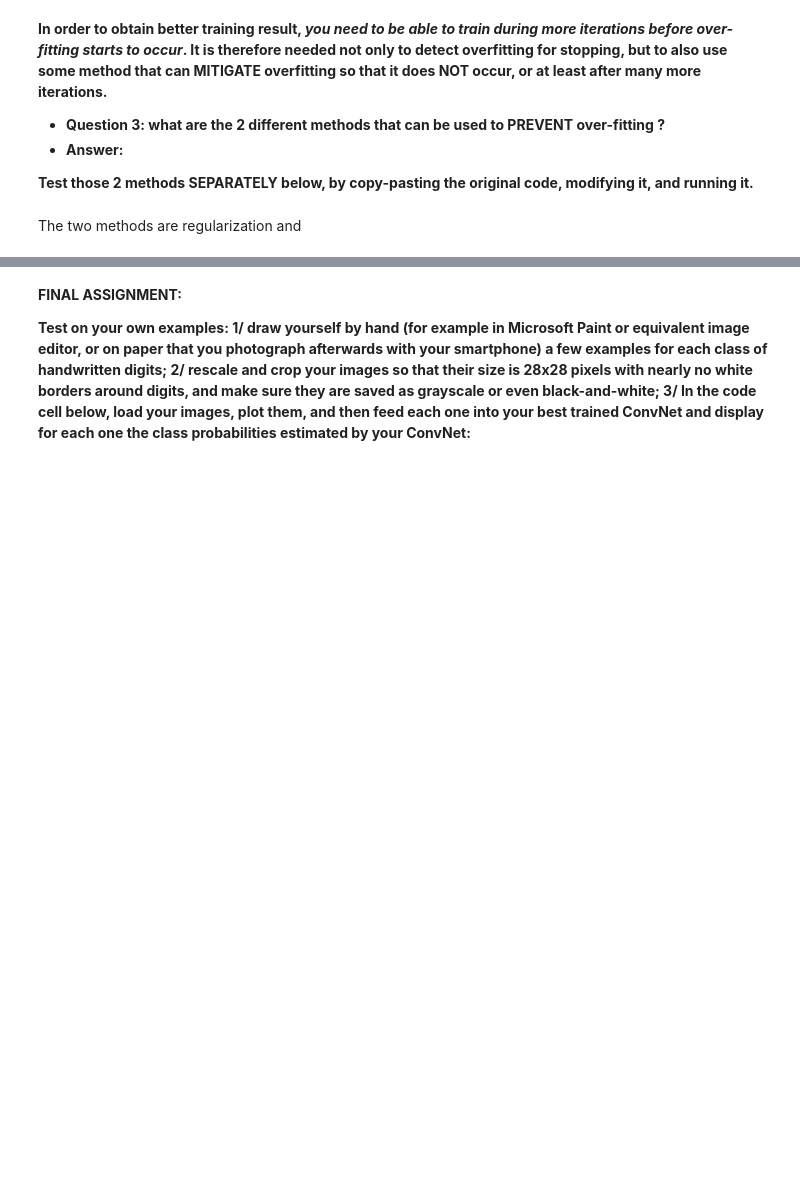
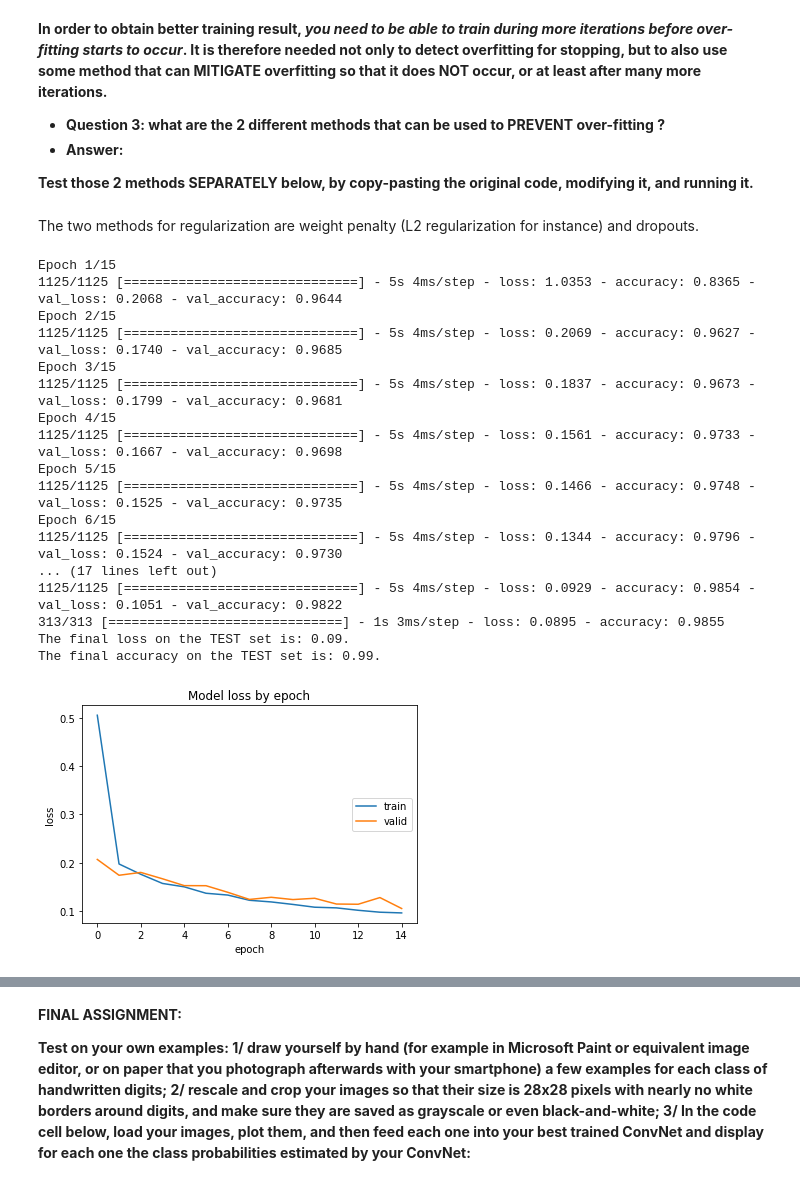
Before and after one commit to TruffO1998/lsml21, a Jupyter notebook: convnet_notebook.ipynb, the cells around one changed output, grey strips where cells are left out. Drawn from its saved outputs; the diff is of its cells as text; code cells hidden in the pictures; blank space fills up the shorter version.

```diff
--- a/convnet_notebook.ipynb
+++ b/convnet_notebook.ipynb
@@ -379,4 +379,4 @@ The iteration now stops at epoch n°9 - slightly later than expected. However, t
 
 **Test those 2 methods SEPARATELY below, by copy-pasting the original code, modifying it, and running it.**
 # %% [markdown]
-The two methods are regularization and
+The two methods for regularization are weight penalty (L2 regularization for instance) and dropouts.
@@ -386,0 +383,67 @@ The two methods are regularization and
+# %%
+weight_penalty = 0.01
+
+
+# Test ConvNet overfitting prevention method #1
+model = Sequential()
+# Conv [8] -> Pool (with dropout on the pooling layer)
+model.add( Conv2D(conv_depth_1, (kernel_size,kernel_size), padding='same', activation='relu', data_format="channels_last", input_shape=( 28, 28, 1)) )
+model.add( MaxPooling2D(pool_size=(pool_size, pool_size)) )
+model.add( Dropout(drop_prob_1) )
+
+# Conv [16] -> Pool (with dropout on the pooling layer)
+model.add( Conv2D(conv_depth_2, (kernel_size,kernel_size), padding='same', activation='relu') )
+model.add( MaxPooling2D(pool_size=(pool_size, pool_size)) )
+model.add( Dropout(drop_prob_1) )
+
+# Now flatten to 1D, apply FC -> ReLU (with dropout) -> softmax
+model.add( Flatten() )
+model.add( Dense(hidden_size, activation='relu', kernel_regularizer=regularizers.l2(weight_penalty)) )
+model.add( Dropout(drop_prob_2) )
+model.add( Dense(num_classes, activation='softmax') )
+
+model.compile(loss='categorical_crossentropy', # using the cross-entropy loss function
+              optimizer='adam', # using the Adam optimiser
+              metrics=['accuracy']) # reporting the accuracy
+
+
+# Paste here code for training modified to enforce early-stopping, + visualize new training curves
+from tensorflow.keras import callbacks
+
+callback = callbacks.EarlyStopping(monitor='loss', patience=1)
+history = model.fit(X_train, Y_train, # Train the model using the training set...
+          batch_size=batch_size, epochs=num_epochs,
+          verbose=1, validation_split=0.4, callbacks=[callback]) # ...holding out 40% of the data for validation
+
+# --------------------------------------
+# Evaluation
+# --------------------------------------
+for loss_name, loss_value in list(zip(model.metrics_names, model.evaluate(X_test, Y_test, verbose=1))):
+    print('The final {} on the TEST set is: {:.2f}.'.format(loss_name, loss_value)) # Evaluate the trained model on the test set!
+
+plt.plot(history.history['loss'])
+plt.plot(history.history['val_loss'])
+plt.title('Model loss by epoch')
+plt.ylabel('loss')
+plt.xlabel('epoch')
+plt.legend(['train', 'valid'], loc='right')
+plt.show()
+# %% [output]
+Epoch 1/15
+1125/1125 [==============================] - 5s 4ms/step - loss: 1.0353 - accuracy: 0.8365 - val_loss: 0.2068 - val_accuracy: 0.9644
+Epoch 2/15
+1125/1125 [==============================] - 5s 4ms/step - loss: 0.2069 - accuracy: 0.9627 - val_loss: 0.1740 - val_accuracy: 0.9685
+Epoch 3/15
+1125/1125 [==============================] - 5s 4ms/step - loss: 0.1837 - accuracy: 0.9673 - val_loss: 0.1799 - val_accuracy: 0.9681
+Epoch 4/15
+1125/1125 [==============================] - 5s 4ms/step - loss: 0.1561 - accuracy: 0.9733 - val_loss: 0.1667 - val_accuracy: 0.9698
+Epoch 5/15
+1125/1125 [==============================] - 5s 4ms/step - loss: 0.1466 - accuracy: 0.9748 - val_loss: 0.1525 - val_accuracy: 0.9735
+Epoch 6/15
+1125/1125 [==============================] - 5s 4ms/step - loss: 0.1344 - accuracy: 0.9796 - val_loss: 0.1524 - val_accuracy: 0.9730
+... (17 lines left out)
+1125/1125 [==============================] - 5s 4ms/step - loss: 0.0929 - accuracy: 0.9854 - val_loss: 0.1051 - val_accuracy: 0.9822
+313/313 [==============================] - 1s 3ms/step - loss: 0.0895 - accuracy: 0.9855
+The final loss on the TEST set is: 0.09.
+The final accuracy on the TEST set is: 0.99.
+[figure, added]
```
Also changed, not shown: parts of 5 cells of this notebook.
